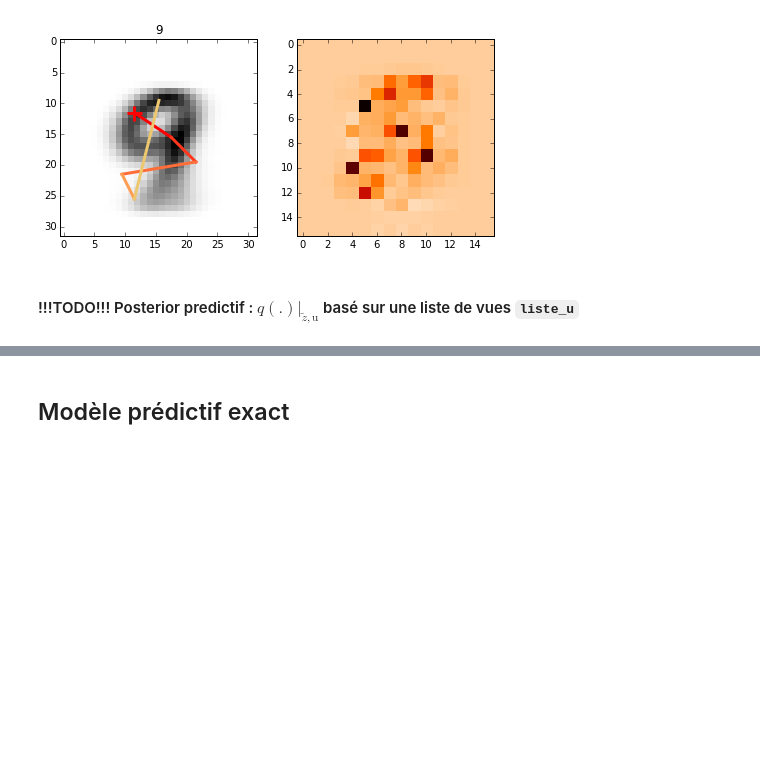
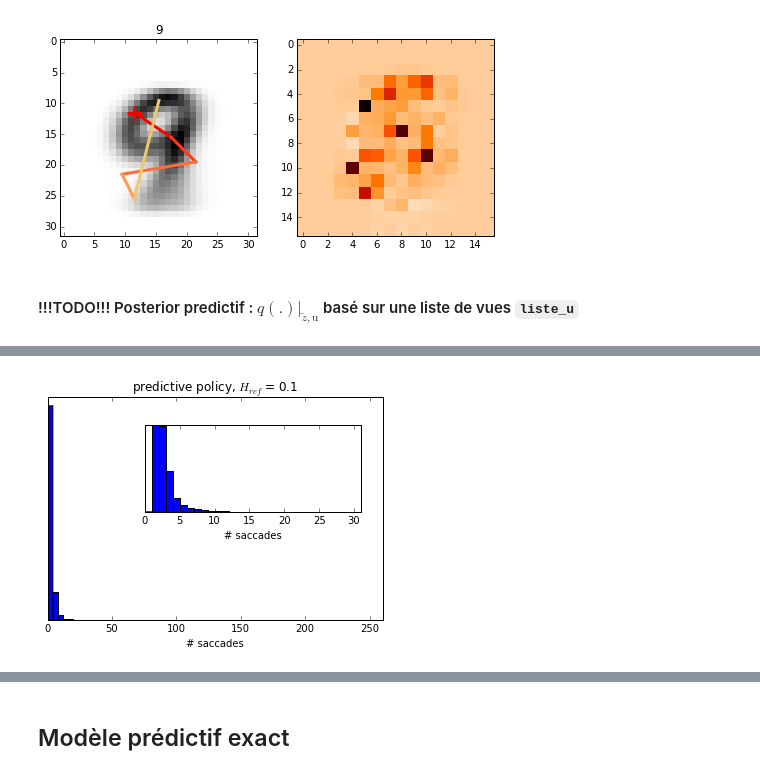
Before and after one commit to gdbmanu/ProjS8-git, a Jupyter notebook: mnist-waveimage-tests.ipynb, the cells around one changed output, grey strips where cells are left out. Drawn from its saved outputs; the diff is of its cells as text; code cells hidden in the pictures; blank space fills up the shorter version.

```diff
--- a/mnist-waveimage-tests.ipynb
+++ b/mnist-waveimage-tests.ipynb
@@ -909 +920,12 @@ def prediction_based_policy(log_score, actions_set, mem_h_u):
+# %%
+def random_policy(log_score, mem_h_u):
+    h = h_max - 1
+    ## 1 ##
+    z_tilde = np.argmax(log_score)
+    #u_tilde = (1 + np.random.randint(14),  1 + np.random.randint(14))
+    u_tilde = (np.random.randint(16),  np.random.randint(16))
+    while (h, u_tilde) in mem_h_u:
+        #u_tilde = (1 + np.random.randint(14),  1 + np.random.randint(14))
+        u_tilde = (np.random.randint(16),  np.random.randint(16))
+    return u_tilde
 # %%
@@ -1005,0 +1095,78 @@ pi :  [  2.18946621e-01   4.55533069e-09   1.31493506e-02   9.57240063e-02
+# %%
+NB_CLASSES = 10
+NB_TRIALS = 100
+# %%
+import time
+dict_records = {}
+
+for POL in ('predictive', 'saliency-based', 'random'):
+
+    dict_records[POL] = {}
+
+    for THRESHOLD in (1e-1, 1e-2, 1e-3, 1e-4, 1e-5):
+
+        records = []
+        cpt_TRIALS = 0
+
+        for z_ref in range(NB_CLASSES):
+            tic = time.time()
+
+            NB_TRIALS = len(Data_test[z_ref][0][(0,0)])
+
+            for ind_test in range(NB_TRIALS):
+
+                # initial
+                log_score = np.zeros(10)
+                pi = np.ones(10) / 10
+                H = np.sum(- pi * np.log(pi))
+
+                record = Record()
+                record.POL = POL
+                record.THRESHOLD = THRESHOLD
+                record.z_ref = z_ref
+                record.mem_pi += [pi]
+                record.mem_H += [H]
+
+                # global coef --> log_score initial
+                h, u = 0, (0, 0)
+                mem_h_u = [(h, u)]
+                v = Data_test[z_ref][h][u][ind_test]
+                lik = calc_lik(v,h,u)
+                log_score = update_log_score(log_score, lik)
+                pi = calc_pi(log_score)
+                H = np.sum(- pi * np.log(pi))
+                z_tilde = np.argmax(log_score)
+
+                record.mem_pi += [pi]
+                record.mem_H += [H]
+                record.mem_z += [z_tilde]
+                record.nb_coeffs += 1
+
+                # initial actions set
+                actions_set = {}
+                for i in range(16):
+                    for j in range(16):
+                        actions_set[(i, j)] = 1
+
+                z_final = scene_exploration(z_ref, ind_test, log_score, actions_set, mem_h_u, record, \
+                                            POL = POL, AFF = False, THRESHOLD = THRESHOLD)
+                record.z_final = z_final
+                record.success = z_ref == z_final
+
+                records += [record]
+
+                #sys.stdout.write('\rPolicy : %s, threshold : %g, classe %d, step %d, rep : %d' \
+                #                     % (POL, THRESHOLD, z_ref, ind_test, z_final))
+                #sys.stdout.flush()
+
+            toc = time.time()
+            print '\rPolicy : %s, threshold : %g, classe %d, step %d, rep : %d, elapsed time : %g' \
+                                % (POL, THRESHOLD, z_ref, ind_test, z_final, toc - tic)
+            cpt_TRIALS  += NB_TRIALS
+
+        dict_records[POL][THRESHOLD] = records
+        print '\n'
+        print 'Nb trials :', cpt_TRIALS
+        affiche_records(records)
+        print '\n'
+# %% [output]
@@ -1005,0 +1190 @@ pi :  [  2.18946621e-01   4.55533069e-09   1.31493506e-02   9.57240063e-02
+[figure, added]
```
Also changed, not shown: parts of 22 cells of this notebook.
